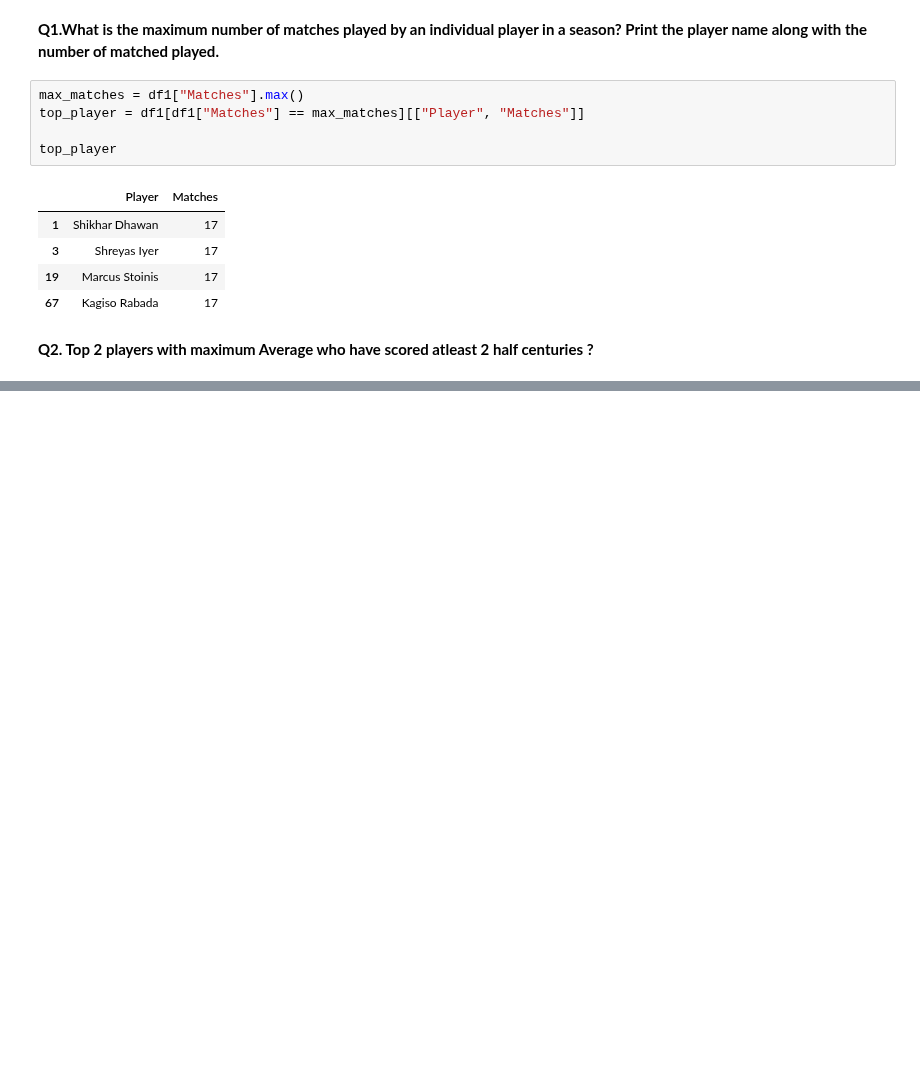
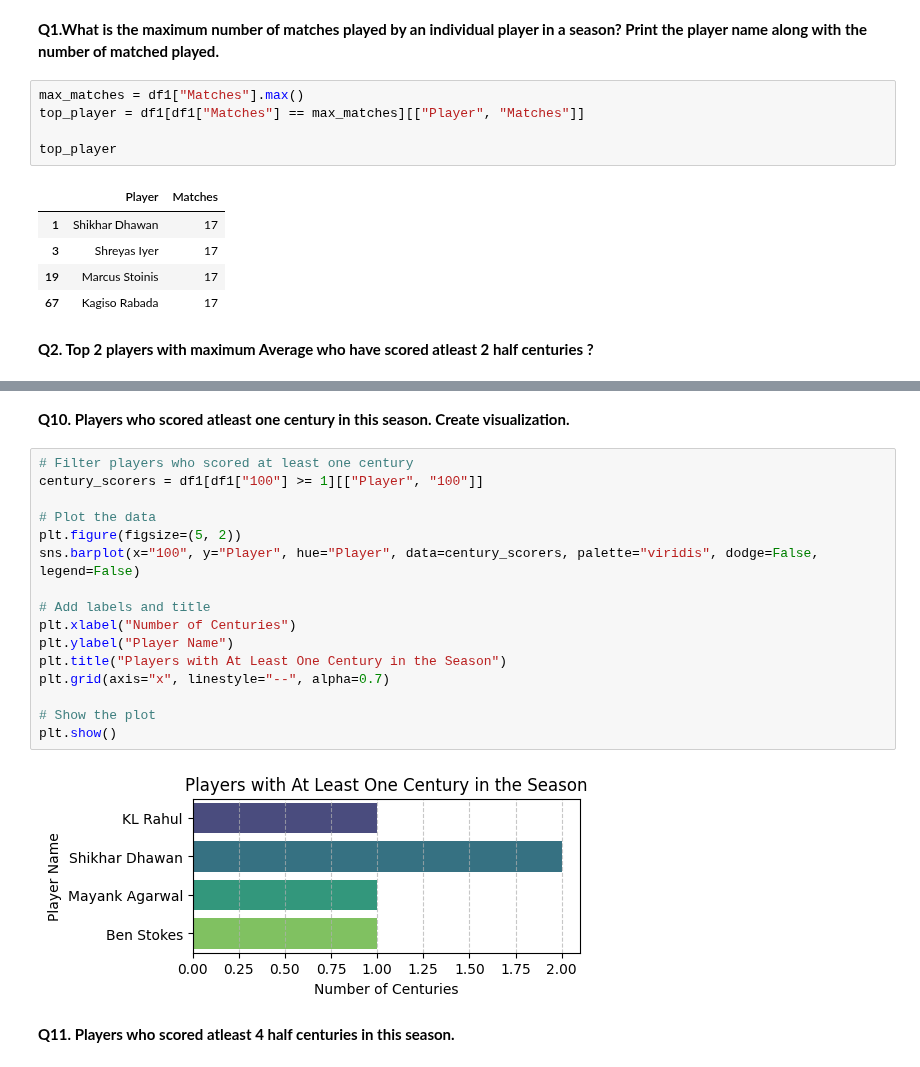
Before and after one commit to Piramu-Mahalingam/DS-Course-Assignment-1, a Jupyter notebook: Assignment 7 EDA.ipynb, the cells around one changed output, grey strips where cells are left out. Cells and saved outputs as stored; diff of their text form; blank space fills up the shorter version.

```diff
--- a/Assignment 7 EDA.ipynb
+++ b/Assignment 7 EDA.ipynb
@@ -43,0 +172,22 @@ top_player
+# %% [markdown]
+**Q10. Players who scored atleast one century in this season. Create visualization.**
+# %%
+# Filter players who scored at least one century
+century_scorers = df1[df1["100"] >= 1][["Player", "100"]]
+
+# Plot the data
+plt.figure(figsize=(5, 2))
+sns.barplot(x="100", y="Player", hue="Player", data=century_scorers, palette="viridis", dodge=False, legend=False)
+
+# Add labels and title
+plt.xlabel("Number of Centuries")
+plt.ylabel("Player Name")
+plt.title("Players with At Least One Century in the Season")
+plt.grid(axis="x", linestyle="--", alpha=0.7)
+
+# Show the plot
+plt.show()
+# %% [output]
+[figure, added]
+# %% [markdown]
+**Q11. Players who scored atleast 4 half centuries in this season.**
```
Also changed, not shown: parts of 34 cells of this notebook.
